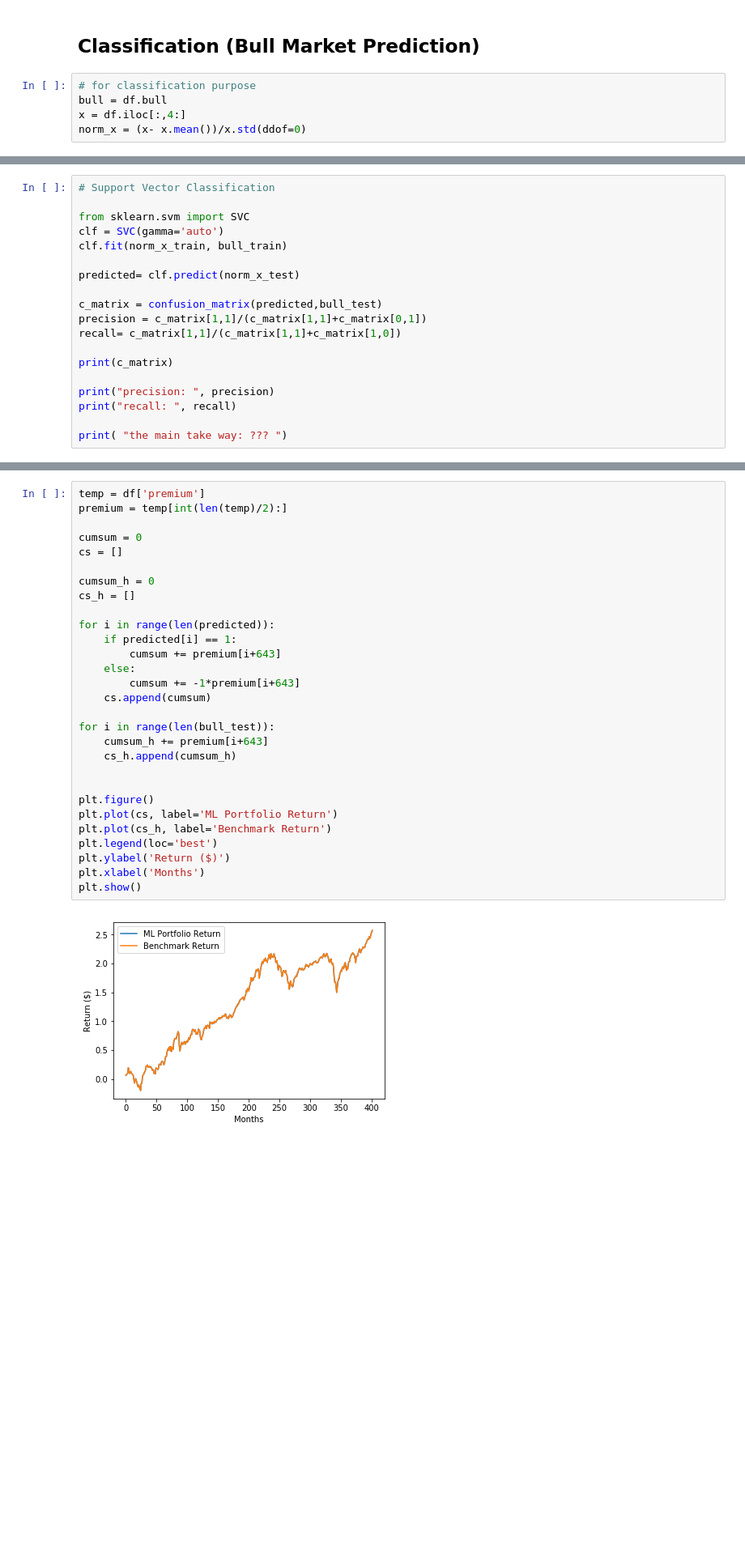
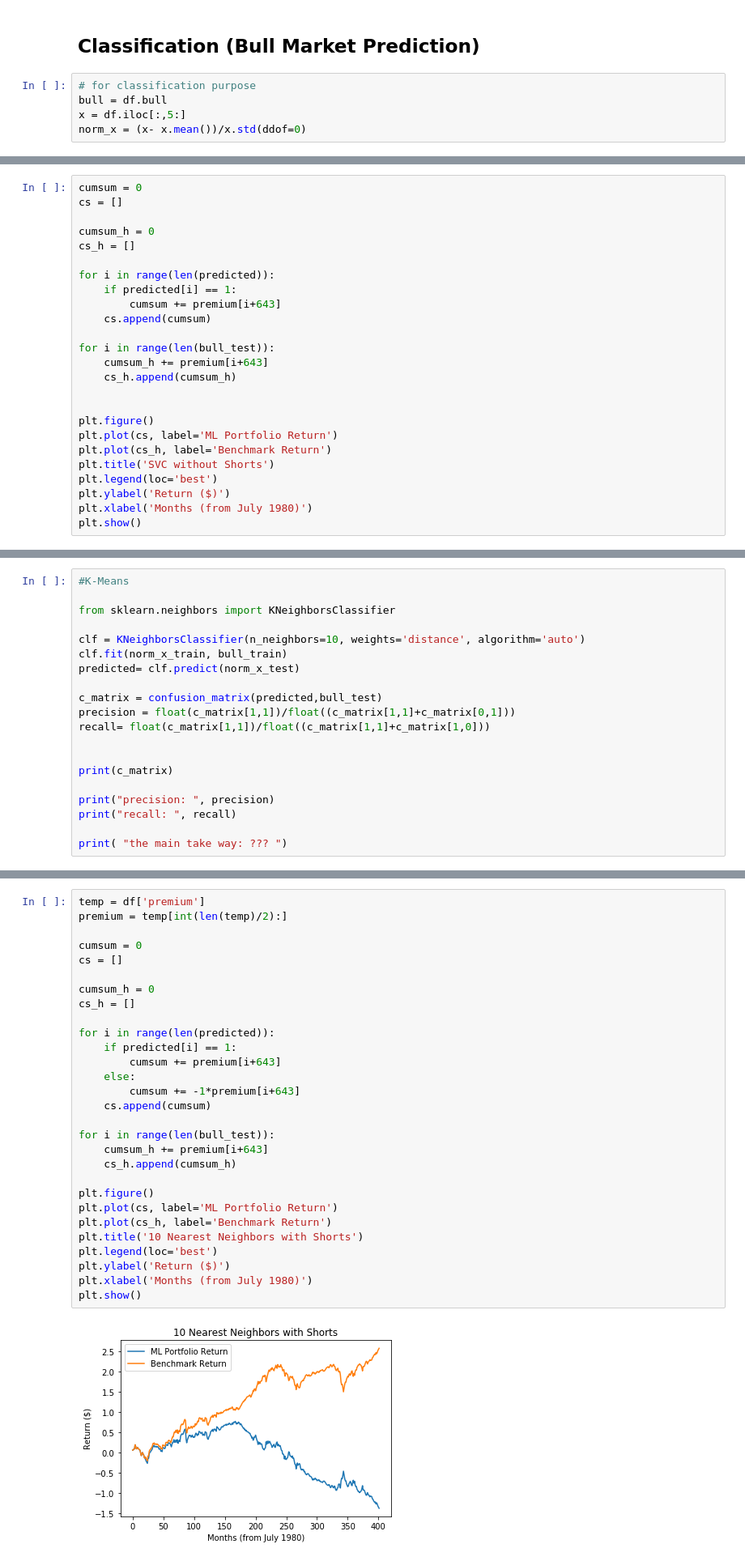
Before and after one commit to nrocco1/Data_Science_Project, a Jupyter notebook: equity_premium_cla.ipynb, the cells around one changed output, grey strips where cells are left out. Shown at 81% size. Cells and saved outputs as stored; diff of their text form; blank space fills up the shorter version.

```diff
--- a/equity_premium_cla.ipynb
+++ b/equity_premium_cla.ipynb
@@ -149,7 +151,7 @@ hist = df["premium"].hist(bins=10)
 # %%
 # for classification purpose
 bull = df.bull
-x = df.iloc[:,4:]
+x = df.iloc[:,5:]
 norm_x = (x- x.mean())/x.std(ddof=0)
 # %%
 # decision tree CART algorithm
@@ -272,0 +393,25 @@ plt.show()
+# %%
+cumsum = 0
+cs = []
+
+cumsum_h = 0
+cs_h = []
+
+for i in range(len(predicted)):
+    if predicted[i] == 1:
+        cumsum += premium[i+643]
+    cs.append(cumsum)
+
+for i in range(len(bull_test)):
+    cumsum_h += premium[i+643]
+    cs_h.append(cumsum_h)
+
+
+plt.figure()
+plt.plot(cs, label='ML Portfolio Return')
+plt.plot(cs_h, label='Benchmark Return')
+plt.title('SVC without Shorts')
+plt.legend(loc='best')
+plt.ylabel('Return ($)')
+plt.xlabel('Months (from July 1980)')
+plt.show()
@@ -273,15 +420,16 @@ plt.show()
 # %%
-# Support Vector Classification
+#K-Means
 
-from sklearn.svm import SVC
-clf = SVC(gamma='auto')
+from sklearn.neighbors import KNeighborsClassifier
+
+clf = KNeighborsClassifier(n_neighbors=10, weights='distance', algorithm='auto')
 clf.fit(norm_x_train, bull_train)
-
 predicted= clf.predict(norm_x_test)
 
 c_matrix = confusion_matrix(predicted,bull_test)
-precision = c_matrix[1,1]/(c_matrix[1,1]+c_matrix[0,1])
-recall= c_matrix[1,1]/(c_matrix[1,1]+c_matrix[1,0])
+precision = float(c_matrix[1,1])/float((c_matrix[1,1]+c_matrix[0,1]))
+recall= float(c_matrix[1,1])/float((c_matrix[1,1]+c_matrix[1,0]))
+
 
 print(c_matrix)
 
@@ -298,31 +446,31 @@ the main take way: ???
 # %%
 temp = df['premium']
 premium = temp[int(len(temp)/2):]
 
 cumsum = 0
 cs = []
 
 cumsum_h = 0
 cs_h = []
 
 for i in range(len(predicted)):
     if predicted[i] == 1:
         cumsum += premium[i+643]
     else:
         cumsum += -1*premium[i+643]
     cs.append(cumsum)
 
 for i in range(len(bull_test)):
     cumsum_h += premium[i+643]
     cs_h.append(cumsum_h)
 
-
 plt.figure()
 plt.plot(cs, label='ML Portfolio Return')
 plt.plot(cs_h, label='Benchmark Return')
+plt.title('10 Nearest Neighbors with Shorts')
 plt.legend(loc='best')
 plt.ylabel('Return ($)')
-plt.xlabel('Months')
+plt.xlabel('Months (from July 1980)')
 plt.show()
 # %% [output]
-[figure, old version]
+[figure, new version]
```
Also changed, not shown: parts of 14 cells of this notebook.
